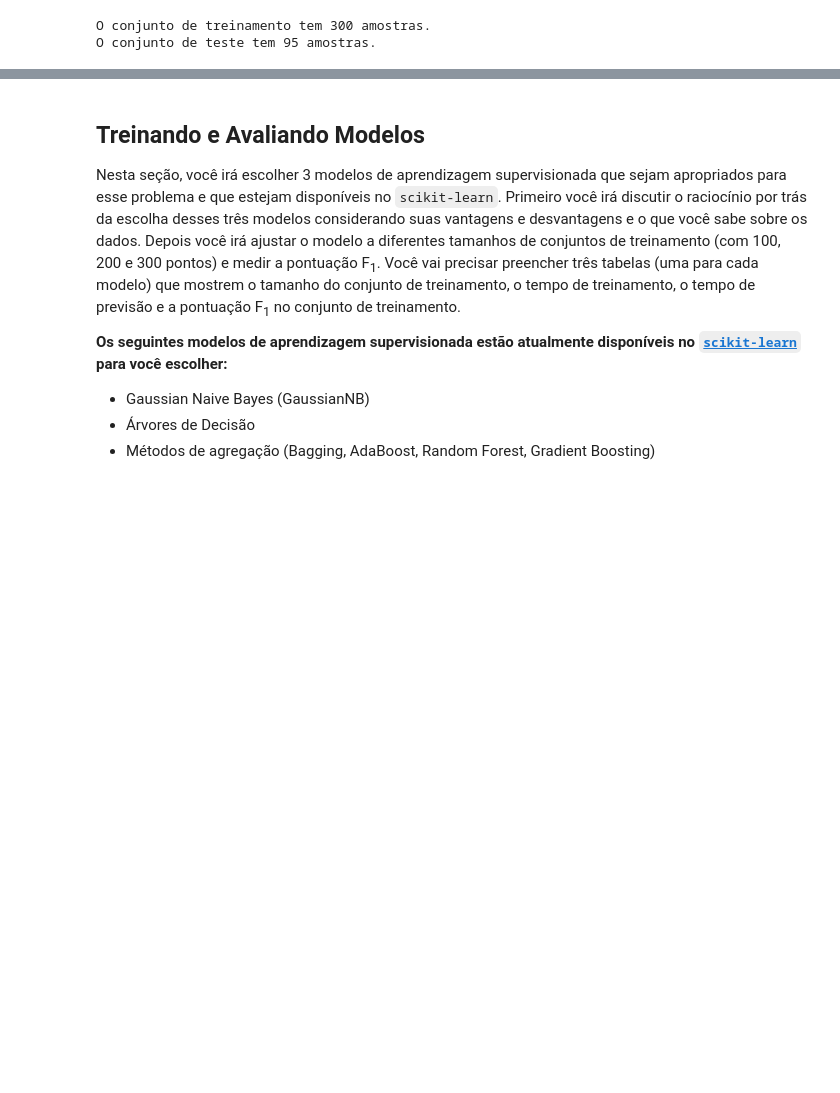
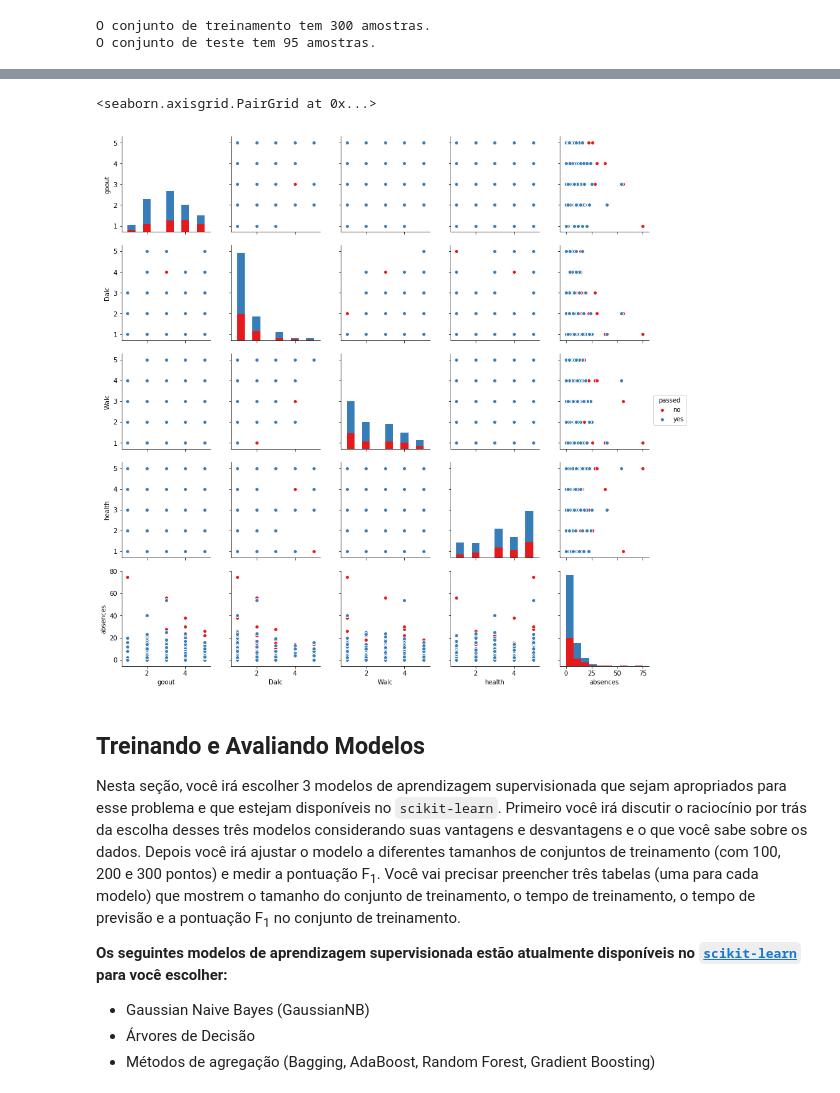
Before and after one commit to paulopinda/student-intervention-ml, a Jupyter notebook: student_intervention_PT.ipynb, the cells around one changed output, grey strips where cells are left out. Cells and saved outputs as stored; diff of their text form; code cells hidden in the pictures; blank space fills up the shorter version.

```diff
--- a/student_intervention_PT.ipynb
+++ b/student_intervention_PT.ipynb
@@ -178,3 +190,10 @@ O conjunto de teste tem 95 amostras.
+# %%
+import seaborn as sns
+
+sns.pairplot(student_data.iloc[:, 25:], palette='Set1', hue='passed')
+# %% [output]
+<seaborn.axisgrid.PairGrid at 0x...>
+[figure, added]
 # %% [markdown]
 ## Treinando e Avaliando Modelos
 Nesta seção, você irá escolher 3 modelos de aprendizagem supervisionada que sejam apropriados para esse problema e que estejam disponíveis no `scikit-learn`. Primeiro você irá discutir o raciocínio por trás da escolha desses três modelos considerando suas vantagens e desvantagens e o que você sabe sobre os dados. Depois você irá ajustar o modelo a diferentes tamanhos de conjuntos de treinamento (com 100, 200 e 300 pontos) e medir a pontuação F<sub>1</sub>. Você vai precisar preencher três tabelas (uma para cada modelo) que mostrem o tamanho do conjunto de treinamento, o tempo de treinamento, o tempo de previsão e a pontuação F<sub>1</sub> no conjunto de treinamento.
```
Also changed, not shown: parts of 8 cells of this notebook, 24 other files.
